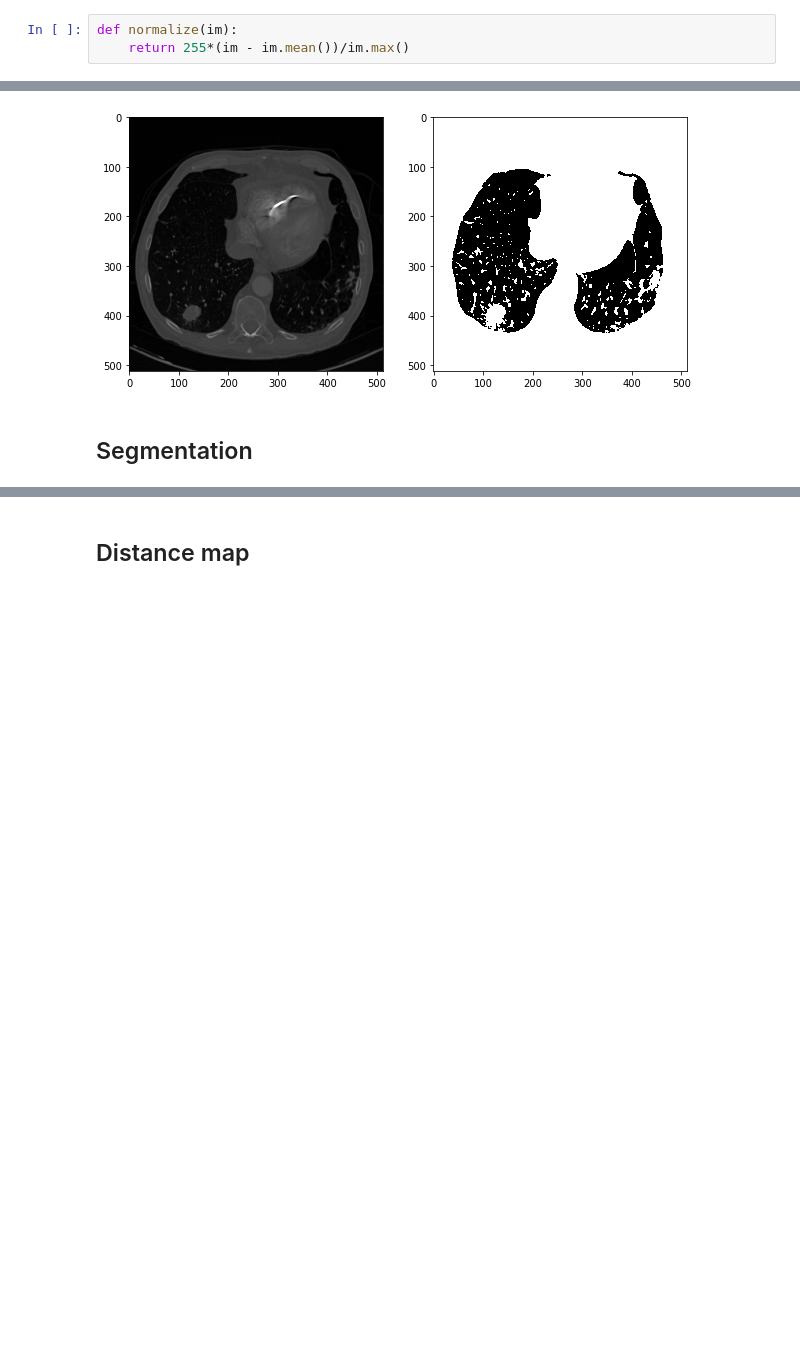
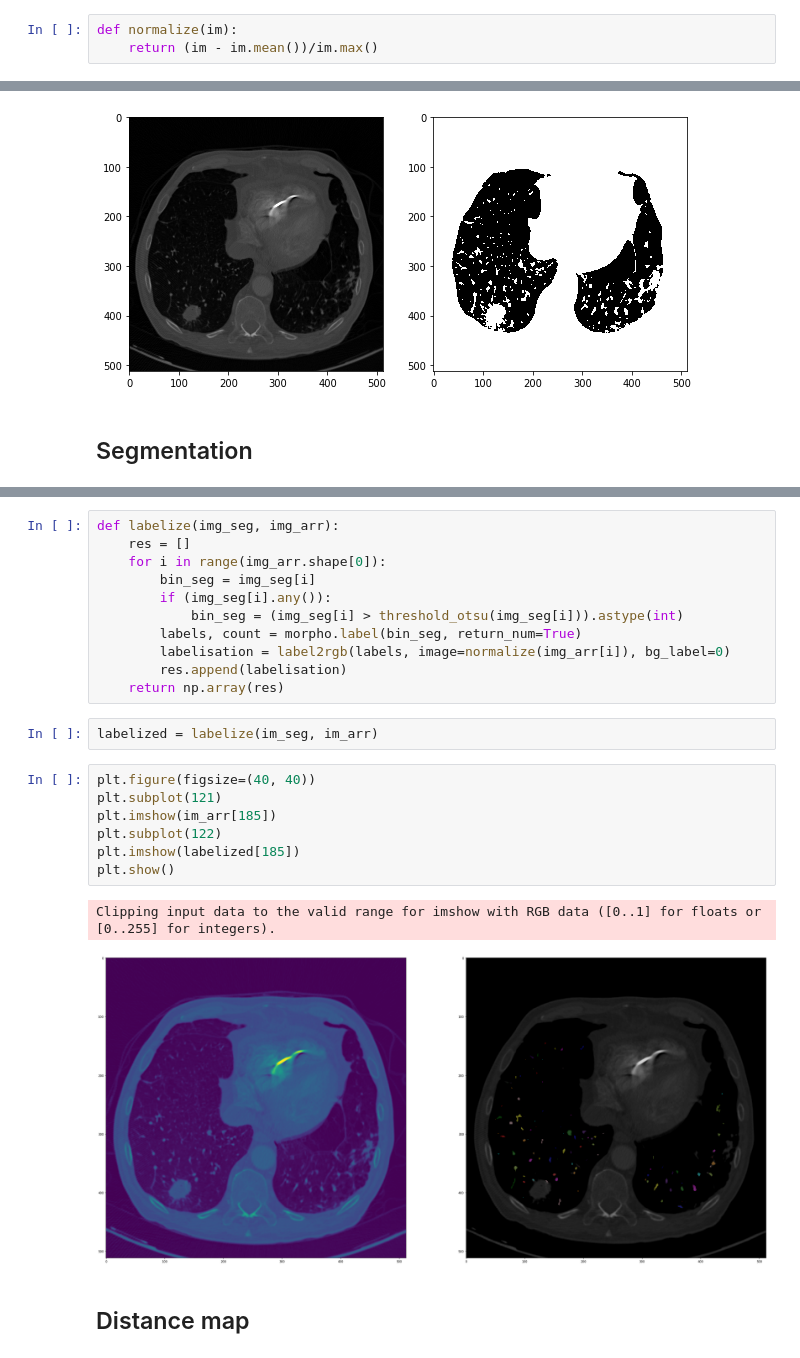
Before and after one commit to starcksophie/vesselness_covid, a Jupyter notebook: experiments2.ipynb, the cells around one changed output, grey strips where cells are left out. Drawn from its saved outputs; the diff is of its cells as text; blank space fills up the shorter version.

Commit message:
added labeling

```diff
--- a/experiments2.ipynb
+++ b/experiments2.ipynb
@@ -47,7 +45,7 @@ interactive(children=(IntSlider(value=256, description='mr_slice', max=768, min=
 Image normalization
 # %%
 def normalize(im):
-    return 255*(im - im.mean())/im.max()
+    return (im - im.mean())/im.max()
 # %%
 #example on one slice
 im_test = normalize(im_arr[185])
@@ -108,3 +112,26 @@ show([im_arr[185], out[185], im_seg[185]], size=20)
+# %%
+def labelize(img_seg, img_arr):
+    res = []
+    for i in range(img_arr.shape[0]):
+        bin_seg = img_seg[i]
+        if (img_seg[i].any()):
+            bin_seg = (img_seg[i] > threshold_otsu(img_seg[i])).astype(int)
+        labels, count = morpho.label(bin_seg, return_num=True)
+        labelisation = label2rgb(labels, image=normalize(img_arr[i]), bg_label=0)
+        res.append(labelisation)
+    return np.array(res)
+# %%
+labelized = labelize(im_seg, im_arr)
+# %%
+plt.figure(figsize=(40, 40))
+plt.subplot(121)
+plt.imshow(im_arr[185])
+plt.subplot(122)
+plt.imshow(labelized[185])
+plt.show()
+# %% [output]
+Clipping input data to the valid range for imshow with RGB data ([0..1] for floats or [0..255] for integers).
+[figure, added]
 # %% [markdown]
 ## Distance map
 # %%
```
Also changed, not shown: parts of 5 cells of this notebook.
